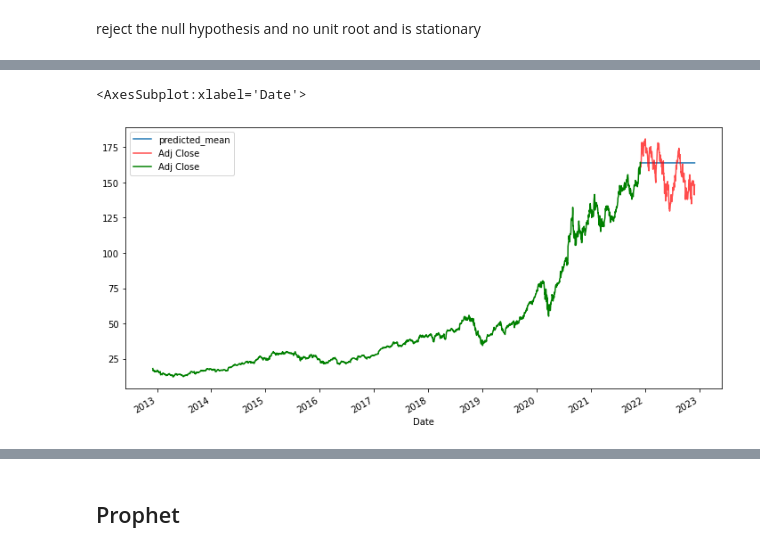
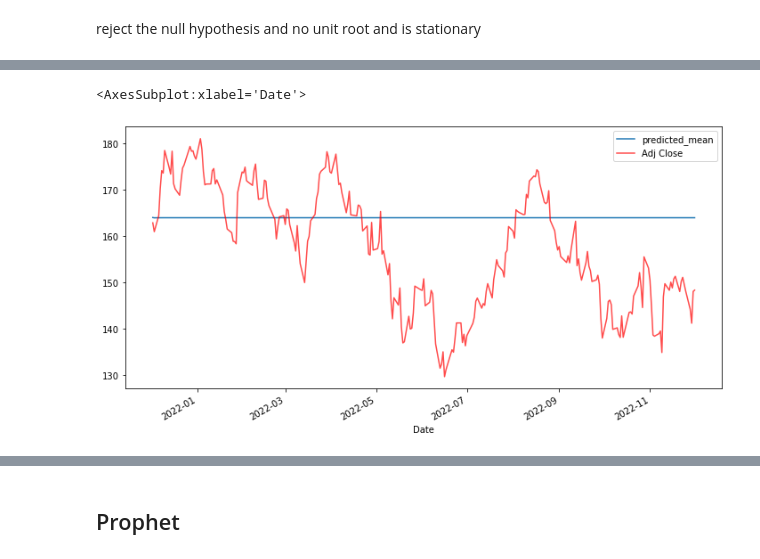
Before and after one commit to grantc00/Capstone-2, a Jupyter notebook: Capstone2.ipynb, the cells around one changed output, grey strips where cells are left out. Drawn from its saved outputs; the diff is of its cells as text; code cells hidden in the pictures.

```diff
--- a/Capstone2.ipynb
+++ b/Capstone2.ipynb
@@ -446,8 +472,8 @@ Name: predicted_mean, Length: 252, dtype: float64
 # %%
 plt.figure(figsize=(12,6))
 pred.plot(legend=True, alpha=1)
 test['Adj Close'].plot(legend=True, c='r', alpha=0.7)
-train['Adj Close'].plot(legend=True, c='g')
+# train['Adj Close'].plot(legend=True, c='g')
 # %% [output]
 <AxesSubplot:xlabel='Date'>
-[figure, old version]
+[figure, new version]
```
Also changed, not shown: parts of 33 cells of this notebook.
